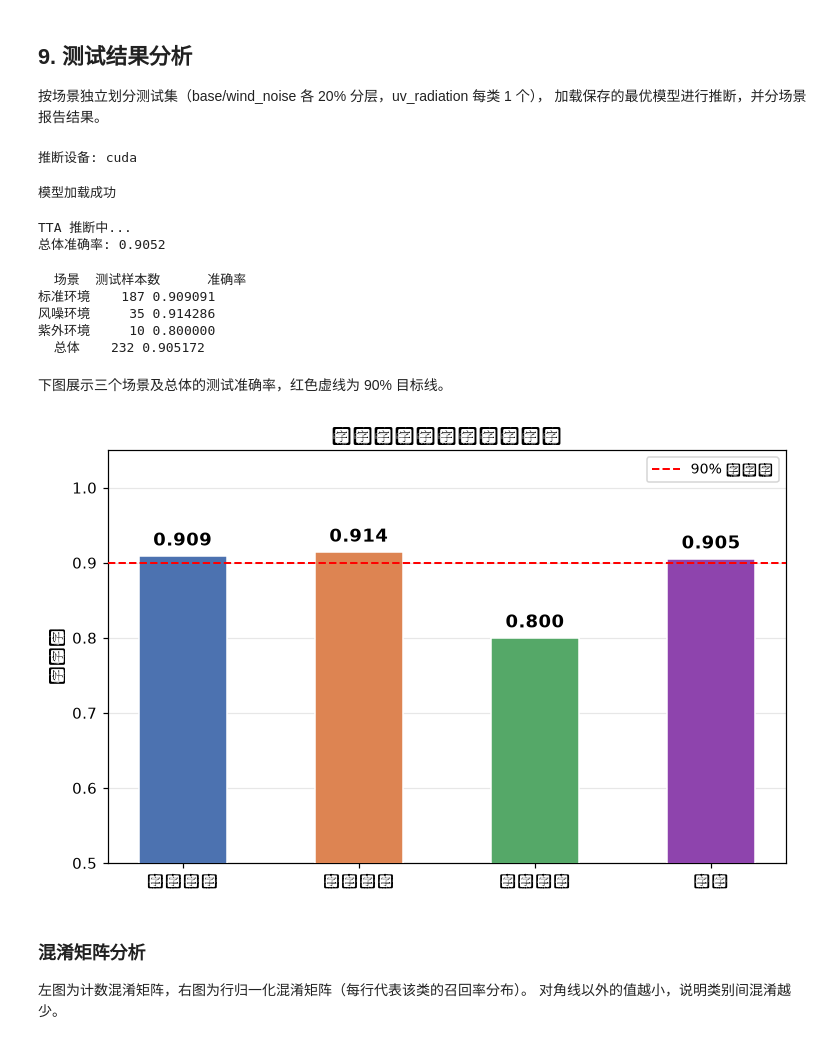
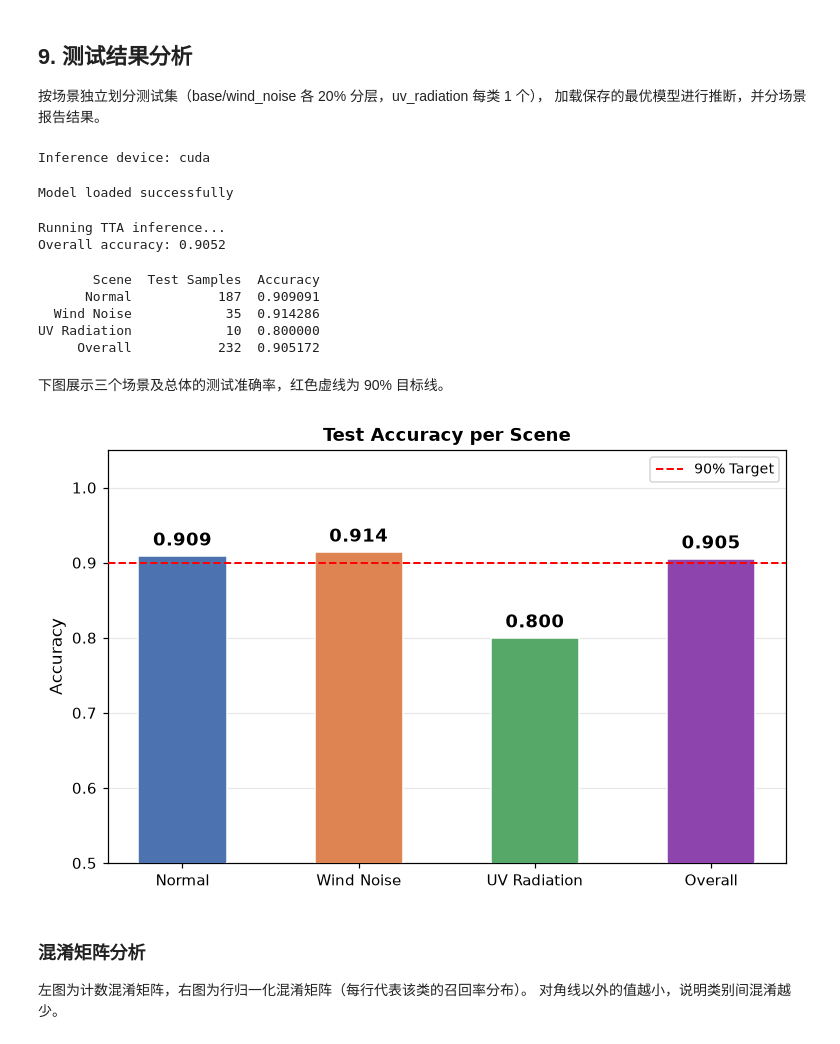
Before and after one commit to LMDHQ-0420/TENG-GestureClassifier, a Jupyter notebook: notebooks/TENG_GestureClassifier.ipynb, the cells around one changed output. Cells and saved outputs as stored; diff of their text form; code cells hidden in the pictures.

```diff
--- a/notebooks/TENG_GestureClassifier.ipynb
+++ b/notebooks/TENG_GestureClassifier.ipynb
@@ -337,27 +337,27 @@ for gname in GESTURE_NAMES:
     energy_matrix.append(np.mean(energies, axis=0))
 
 energy_matrix = np.array(energy_matrix)
-band_labels = [f'子带{i+1}\n({125*i}–{125*(i+1)}Hz)' for i in range(8)]
+band_labels = [f'Band{i+1}\n({125*i}-{125*(i+1)}Hz)' for i in range(8)]
 
 fig, axes = plt.subplots(1, 2, figsize=(14, 5))
 
 # 热力图
 im = axes[0].imshow(energy_matrix, aspect='auto', cmap='YlOrRd')
-axes[0].set_xticks(range(8)); axes[0].set_xticklabels([f'子带{i+1}' for i in range(8)], fontsize=8)
+axes[0].set_xticks(range(8)); axes[0].set_xticklabels([f'Band{i+1}' for i in range(8)], fontsize=8)
 axes[0].set_yticks(range(10)); axes[0].set_yticklabels(GESTURE_NAMES, fontsize=9)
-axes[0].set_xlabel('频率子带（0–500Hz，均匀划分）')
-axes[0].set_title('各手势小波包子带能量热力图（CH1，均值）', fontsize=11, fontweight='bold')
-plt.colorbar(im, ax=axes[0], label='归一化能量')
+axes[0].set_xlabel('Frequency Sub-band (0-500 Hz, uniform split)')
+axes[0].set_title('WPD Sub-band Energy Heatmap per Gesture (CH1, mean)', fontsize=11, fontweight='bold')
+plt.colorbar(im, ax=axes[0], label='Normalized Energy')
 
 # 折线图
 for i, gname in enumerate(GESTURE_NAMES):
     axes[1].plot(range(8), energy_matrix[i], marker='o', markersize=4,
                  color=PALETTE[i], label=gname, linewidth=1.2)
 axes[1].set_xticks(range(8))
-axes[1].set_xticklabels([f'子带{i+1}' for i in range(8)], fontsize=8)
-axes[1].set_xlabel('频率子带')
-axes[1].set_ylabel('归一化能量')
-axes[1].set_title('各手势小波包子带能量分布（折线图）', fontsize=11, fontweight='bold')
+axes[1].set_xticklabels([f'Band{i+1}' for i in range(8)], fontsize=8)
+axes[1].set_xlabel('Frequency Sub-band')
+axes[1].set_ylabel('Normalized Energy')
+axes[1].set_title('WPD Sub-band Energy Distribution (Line Chart)', fontsize=11, fontweight='bold')
 axes[1].legend(fontsize=7, ncol=2)
 axes[1].grid(alpha=0.25)
 
@@ -395,16 +395,16 @@ X_all  = np.nan_to_num(np.hstack([X_enh, X_temp, X_env]))
 X      = log_transform(X_all)
 y      = meta['label'].values
 
-print(f'特征矩阵: {X.shape}  =  增强({X_enh.shape[1]}) + 时序({X_temp.shape[1]}) + 包络({X_env.shape[1]})')
+print(f'Feature matrix: {X.shape}  =  Multi-domain({X_enh.shape[1]}) + Temporal({X_temp.shape[1]}) + Envelope({X_env.shape[1]})')
 
 # 特征组构成饼图
 fig, ax = plt.subplots(figsize=(6, 5))
 sizes  = [X_enh.shape[1], X_temp.shape[1], X_env.shape[1]]
-labels = [f'增强多域特征\n({X_enh.shape[1]}维)', f'时序特征\n({X_temp.shape[1]}维)', f'包络剖面\n({X_env.shape[1]}维)']
+labels = [f'Multi-domain\n({X_enh.shape[1]}D)', f'Temporal\n({X_temp.shape[1]}D)', f'Envelope\n({X_env.shape[1]}D)']
 ax.pie(sizes, labels=labels, autopct='%1.1f%%',
        colors=['#4C72B0','#DD8452','#55A868'], startangle=90,
        textprops={'fontsize': 10})
-ax.set_title('373 维特征构成', fontsize=12, fontweight='bold')
+ax.set_title('Feature Composition (373 dims)', fontsize=12, fontweight='bold')
 plt.tight_layout()
 from IPython.display import display as _disp
 _disp(fig)
@@ -457,19 +457,19 @@ for i, g in enumerate(GESTURE_NAMES):
     mask = y == label_map[g]
     axes[0].scatter(X_2d[mask,0], X_2d[mask,1], c=[PALETTE[i]],
                     label=g, s=15, alpha=0.75)
-axes[0].set_title('t-SNE 可视化（按手势类别）', fontsize=11, fontweight='bold')
-axes[0].legend(fontsize=7, markerscale=2, ncol=2, title='手势')
+axes[0].set_title('t-SNE by Gesture Class', fontsize=11, fontweight='bold')
+axes[0].legend(fontsize=7, markerscale=2, ncol=2, title='Gesture')
 axes[0].axis('off')
 
 for env in ['base','wind_noise','uv_radiation']:
     mask = env_vals == env
     axes[1].scatter(X_2d[mask,0], X_2d[mask,1], c=COLORS[env],
                     label=ENV_LABELS[env], s=15, alpha=0.75)
-axes[1].set_title('t-SNE 可视化（按采集场景）', fontsize=11, fontweight='bold')
-axes[1].legend(fontsize=9, markerscale=2, title='场景')
+axes[1].set_title('t-SNE by Scene', fontsize=11, fontweight='bold')
+axes[1].legend(fontsize=9, markerscale=2, title='Scene')
 axes[1].axis('off')
 
-plt.suptitle('Top-100 特征 t-SNE 降维分布', fontsize=13, fontweight='bold')
+plt.suptitle('t-SNE of Top-100 Features', fontsize=13, fontweight='bold')
 plt.tight_layout()
 plt.savefig(PROJECT_ROOT / 'checkpoints/tsne_visualization.png', dpi=120, bbox_inches='tight')
 from IPython.display import display as _disp
@@ -587,9 +587,9 @@ class TENGDataset(Dataset):
         sig = (sig - sig.mean(0)) / (sig.std(0) + 1e-8)
         return torch.from_numpy(sig.T), torch.from_numpy(self.X_feat[i].astype(np.float32)), int(self.labels[i])
 
-print(f'推断设备: {DEVICE}')
+print(f'Inference device: {DEVICE}')
 # %% [output]
-推断设备: cuda
+Inference device: cuda
 # %%
 # 加载特征与划分
 train_idx, test_idx = per_env_split(meta)
@@ -611,9 +611,9 @@ model.load_state_dict(torch.load(
     PROJECT_ROOT/'checkpoints/fusion_transformer_best.pt',
     map_location=DEVICE, weights_only=True))
 model.eval()
-print('模型加载成功')
+print('Model loaded successfully')
 # %% [output]
-模型加载成功
+Model loaded successfully
 # %%
 # TTA + 分场景加权推断
 def tta_predict(model, meta_te, X_nn_te, n_aug=15):
@@ -655,7 +655,7 @@ with torch.no_grad():
 nn_proba = np.vstack(nn_proba)
 
 # TTA 推断
-print('TTA 推断中...')
+print('Running TTA inference...')
 nn_tta = tta_predict(model, meta_te, X_nn_te)
 
 # 特征集成推断
@@ -674,10 +674,10 @@ for i in range(len(envs_te)):
 
 pred_all = classes[final_proba.argmax(1)]
 overall  = accuracy_score(y_te, pred_all)
-print(f'总体准确率: {overall:.4f}')
+print(f'Overall accuracy: {overall:.4f}')
 # %% [output]
-TTA 推断中...
-总体准确率: 0.9052
+Running TTA inference...
+Overall accuracy: 0.9052
 # %%
 # 各场景准确率汇总
 env_accs = {}
@@ -689,43 +689,43 @@ env_accs['total'] = float(overall)
 
 rows_result = []
 for env in ['base','wind_noise','uv_radiation']:
-    rows_result.append({'场景': ENV_LABELS[env], '测试样本数': int((envs_te==env).sum()), '准确率': env_accs[env]})
-rows_result.append({'场景': '总体', '测试样本数': len(y_te), '准确率': env_accs['total']})
+    rows_result.append({'Scene': ENV_LABELS[env], 'Test Samples': int((envs_te==env).sum()), 'Accuracy': env_accs[env]})
+rows_result.append({'Scene': 'Overall', 'Test Samples': len(y_te), 'Accuracy': env_accs['total']})
 df_result = pd.DataFrame(rows_result)
-print(df_result[['场景','测试样本数','准确率']].to_string(index=False))
+print(df_result[['Scene','Test Samples','Accuracy']].to_string(index=False))
 # %% [output]
-  场景  测试样本数      准确率
-标准环境    187 0.909091
-风噪环境     35 0.914286
-紫外环境     10 0.800000
-  总体    232 0.905172
+       Scene  Test Samples  Accuracy
+      Normal           187  0.909091
+  Wind Noise            35  0.914286
+UV Radiation            10  0.800000
+     Overall           232  0.905172
 # %% [markdown]
 下图展示三个场景及总体的测试准确率，红色虚线为 90% 目标线。
 # %%
 # 各场景准确率柱状图
-env_show   = ['标准环境','风噪环境','紫外环境','总体']
+env_show   = ['Normal','Wind Noise','UV Radiation','Overall']
 env_keys   = ['base','wind_noise','uv_radiation','total']
 accs_show  = [env_accs[k] for k in env_keys]
 bar_colors = [COLORS['base'], COLORS['wind_noise'], COLORS['uv_radiation'], '#8e44ad']
 
 fig, ax = plt.subplots(figsize=(7, 4.5))
 bars = ax.bar(env_show, accs_show, color=bar_colors, width=0.5, edgecolor='white', zorder=3)
-ax.axhline(0.9, color='red', linestyle='--', linewidth=1.3, label='90% 目标线', zorder=4)
+ax.axhline(0.9, color='red', linestyle='--', linewidth=1.3, label='90% Target', zorder=4)
 ax.set_ylim(0.5, 1.05)
-ax.set_ylabel('准确率', fontsize=11)
-ax.set_title('三场景及总体测试准确率', fontsize=12, fontweight='bold')
+ax.set_ylabel('Accuracy', fontsize=11)
+ax.set_title('Test Accuracy per Scene', fontsize=12, fontweight='bold')
 ax.legend(fontsize=9)
 ax.grid(axis='y', alpha=0.3, zorder=0)
 for bar, acc in zip(bars, accs_show):
     ax.text(bar.get_x()+bar.get_width()/2, bar.get_height()+0.008,
             f'{acc:.3f}', ha='center', va='bottom', fontsize=12, fontweight='bold')
 plt.tight_layout()
 plt.savefig(PROJECT_ROOT / 'checkpoints/per_env_accuracy.png', dpi=150, bbox_inches='tight')
 from IPython.display import display as _disp
 _disp(fig)
 plt.close(fig)
 # %% [output]
-[figure, old version]
+[figure, new version]
 # %% [markdown]
 ### 混淆矩阵分析
 
```
Also changed, not shown: parts of 16 cells of this notebook.
